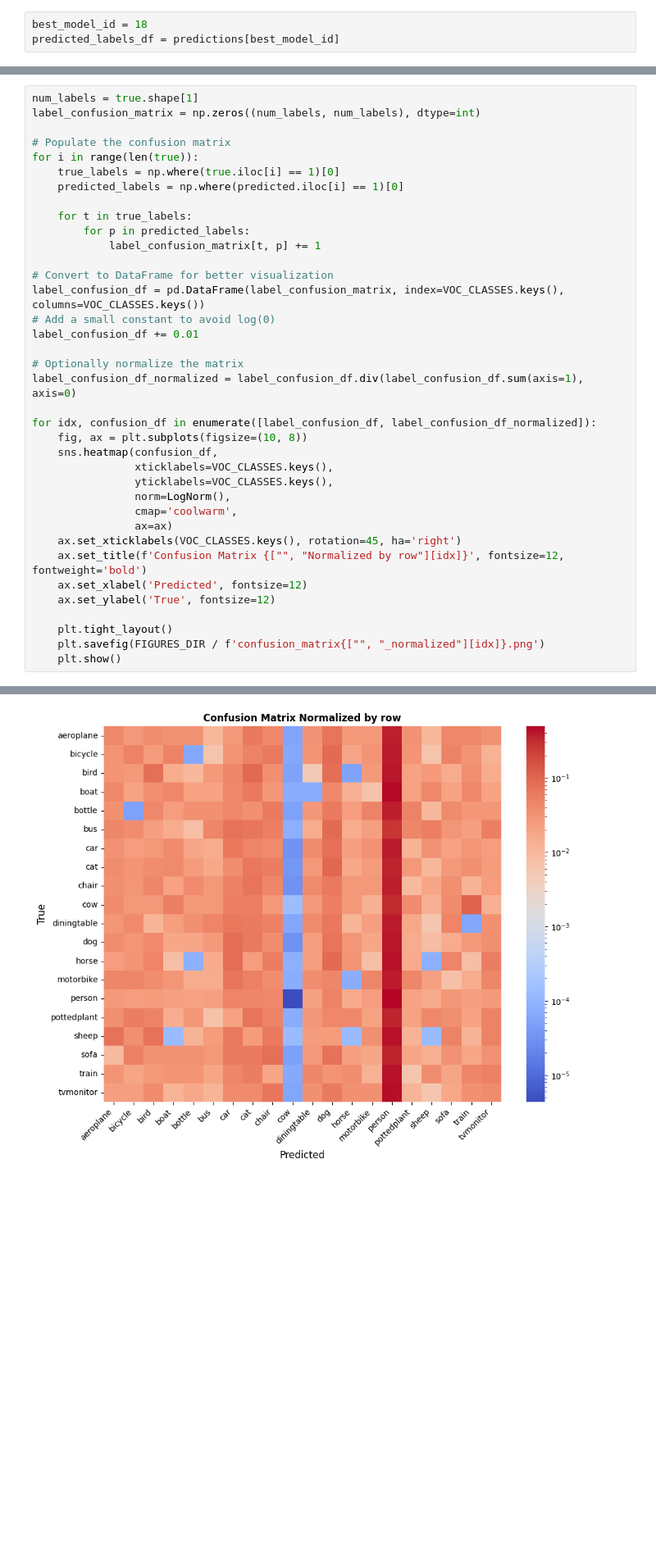
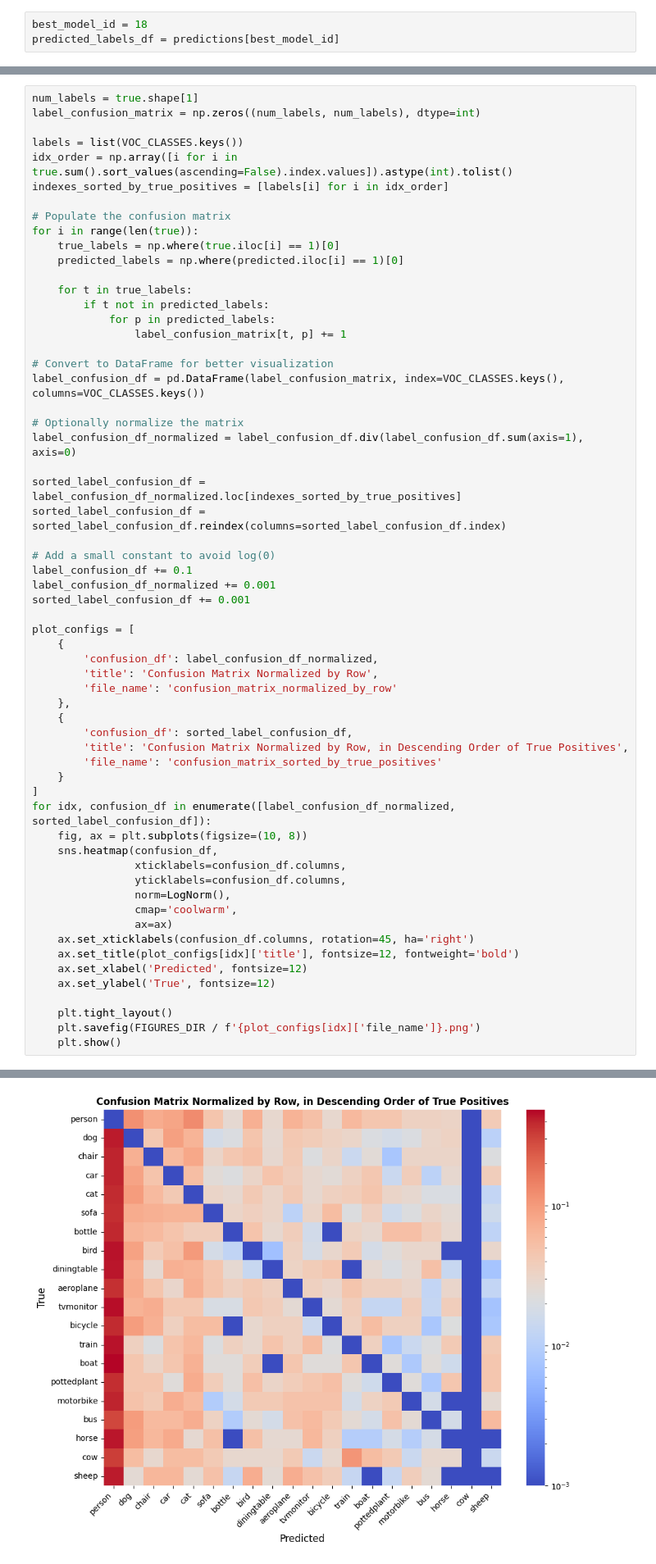
Before and after one commit to ZachParent/mai-object-recognition, a Jupyter notebook: practicals/p1/notes/1.1_results_analysis.ipynb, the cells around one changed output, grey strips where cells are left out. Shown at 82% size. Drawn from its saved outputs; the diff is of its cells as text; blank space fills up the shorter version.

Commit message:
update confusion matrices

```diff
--- a/practicals/p1/notes/1.1_results_analysis.ipynb
+++ b/practicals/p1/notes/1.1_results_analysis.ipynb
@@ -312,6 +314,10 @@ stats_table
 # %%
 num_labels = true.shape[1]
 label_confusion_matrix = np.zeros((num_labels, num_labels), dtype=int)
+
+labels = list(VOC_CLASSES.keys())
+idx_order = np.array([i for i in true.sum().sort_values(ascending=False).index.values]).astype(int).tolist()
+indexes_sorted_by_true_positives = [labels[i] for i in idx_order]
 
 # Populate the confusion matrix
 for i in range(len(true)):
@@ -319,31 +325,50 @@ for i in range(len(true)):
     predicted_labels = np.where(predicted.iloc[i] == 1)[0]
 
     for t in true_labels:
-        for p in predicted_labels:
-            label_confusion_matrix[t, p] += 1
+        if t not in predicted_labels:
+            for p in predicted_labels:
+                label_confusion_matrix[t, p] += 1
 
 # Convert to DataFrame for better visualization
 label_confusion_df = pd.DataFrame(label_confusion_matrix, index=VOC_CLASSES.keys(), columns=VOC_CLASSES.keys())
-# Add a small constant to avoid log(0)
-label_confusion_df += 0.01
 
 # Optionally normalize the matrix
 label_confusion_df_normalized = label_confusion_df.div(label_confusion_df.sum(axis=1), axis=0)
 
-for idx, confusion_df in enumerate([label_confusion_df, label_confusion_df_normalized]):
+sorted_label_confusion_df = label_confusion_df_normalized.loc[indexes_sorted_by_true_positives]
+sorted_label_confusion_df = sorted_label_confusion_df.reindex(columns=sorted_label_confusion_df.index)
+
+# Add a small constant to avoid log(0)
+label_confusion_df += 0.1
+label_confusion_df_normalized += 0.001
+sorted_label_confusion_df += 0.001
+
+plot_configs = [
+    {
+        'confusion_df': label_confusion_df_normalized,
+        'title': 'Confusion Matrix Normalized by Row',
+        'file_name': 'confusion_matrix_normalized_by_row'
+    },
+    {
+        'confusion_df': sorted_label_confusion_df,
+        'title': 'Confusion Matrix Normalized by Row, in Descending Order of True Positives',
+        'file_name': 'confusion_matrix_sorted_by_true_positives'
+    }
+]
+for idx, confusion_df in enumerate([label_confusion_df_normalized, sorted_label_confusion_df]):
     fig, ax = plt.subplots(figsize=(10, 8))
     sns.heatmap(confusion_df,
-                xticklabels=VOC_CLASSES.keys(),
-                yticklabels=VOC_CLASSES.keys(),
+                xticklabels=confusion_df.columns,
+                yticklabels=confusion_df.columns,
                 norm=LogNorm(),
                 cmap='coolwarm',
                 ax=ax)
-    ax.set_xticklabels(VOC_CLASSES.keys(), rotation=45, ha='right')
-    ax.set_title(f'Confusion Matrix {["", "Normalized by row"][idx]}', fontsize=12, fontweight='bold')
+    ax.set_xticklabels(confusion_df.columns, rotation=45, ha='right')
+    ax.set_title(plot_configs[idx]['title'], fontsize=12, fontweight='bold')
     ax.set_xlabel('Predicted', fontsize=12)
     ax.set_ylabel('True', fontsize=12)
 
     plt.tight_layout()
-    plt.savefig(FIGURES_DIR / f'confusion_matrix{["", "_normalized"][idx]}.png')
+    plt.savefig(FIGURES_DIR / f'{plot_configs[idx]['file_name']}.png')
     plt.show()
 # %% [output]
@@ -351,4 +376,4 @@ for idx, confusion_df in enumerate([label_confusion_df, label_confusion_df_norma
-[figure, old version]
+[figure, new version]
 # %% [markdown]
 ## todo
 - [x] mAP for model experiments
```
Also changed, not shown: parts of 2 cells of this notebook, 6 other files.
